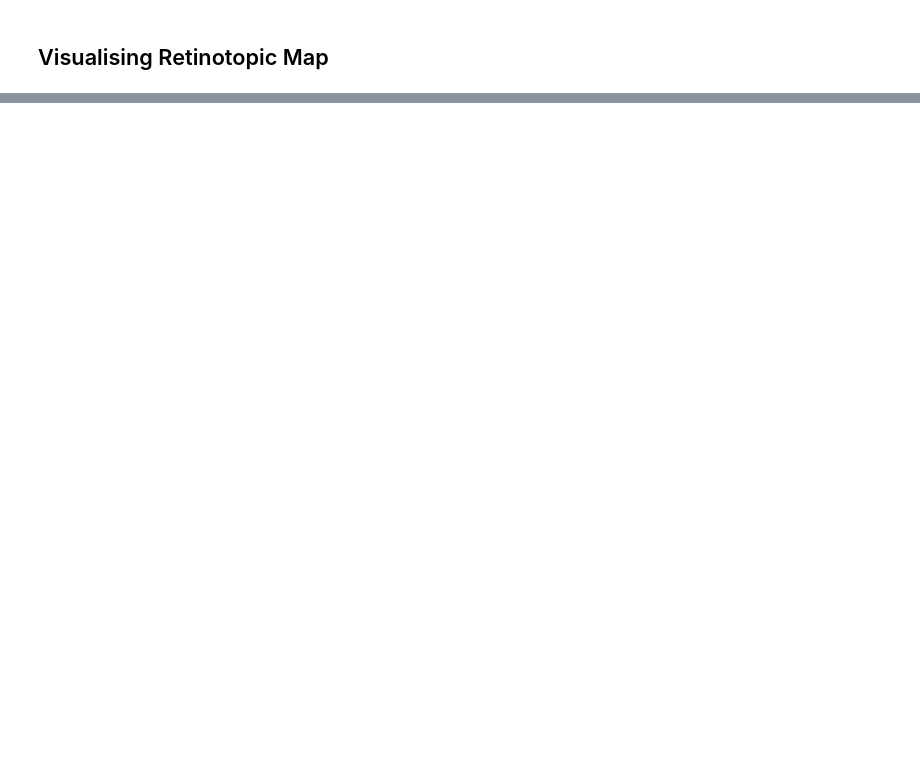
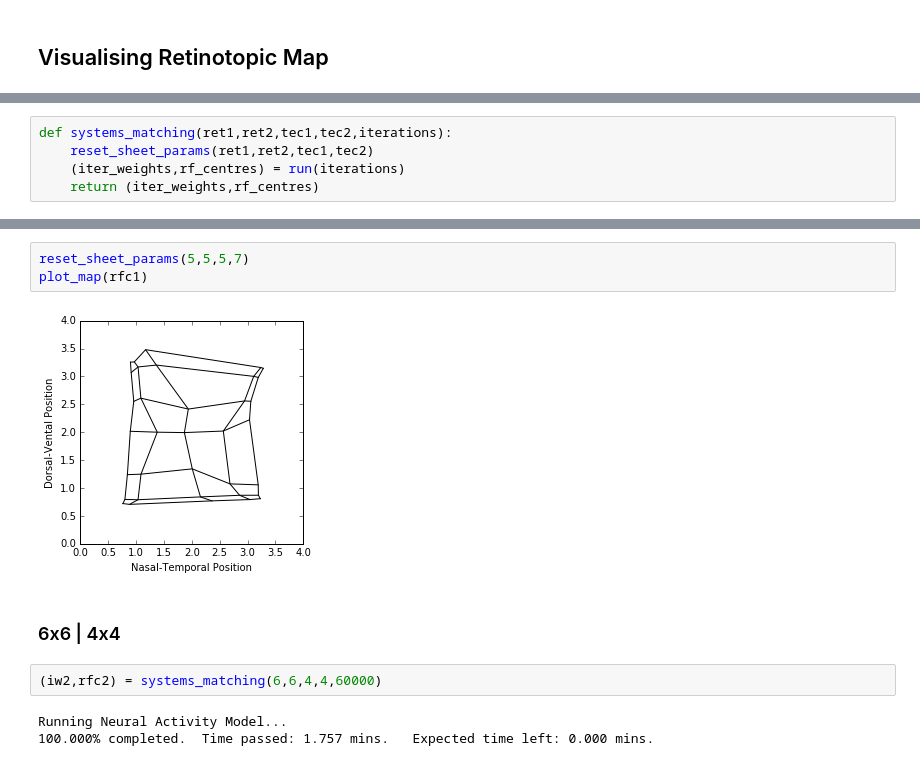
Before and after one commit to dkeitley/Map-Formation-Models, a Jupyter notebook: Neural_Activity_Model.ipynb, the cells around one changed output, grey strips where cells are left out. Drawn from its saved outputs; the diff is of its cells as text; blank space fills up the shorter version.

```diff
--- a/Neural_Activity_Model.ipynb
+++ b/Neural_Activity_Model.ipynb
@@ -479,0 +575,5 @@ plot_map(rf_centres)
+# %%
+def systems_matching(ret1,ret2,tec1,tec2,iterations):
+    reset_sheet_params(ret1,ret2,tec1,tec2)
+    (iter_weights,rf_centres) = run(iterations)
+    return (iter_weights,rf_centres)
@@ -479,0 +587,12 @@ plot_map(rf_centres)
+# %%
+reset_sheet_params(5,5,5,7)
+plot_map(rfc1)
+# %% [output]
+[figure, added]
+# %% [markdown]
+### 6x6 | 4x4
+# %%
+(iw2,rfc2) = systems_matching(6,6,4,4,60000)
+# %% [output]
+Running Neural Activity Model...
+100.000% completed.  Time passed: 1.757 mins.   Expected time left: 0.000 mins.
```
Also changed, not shown: parts of 32 cells of this notebook.
